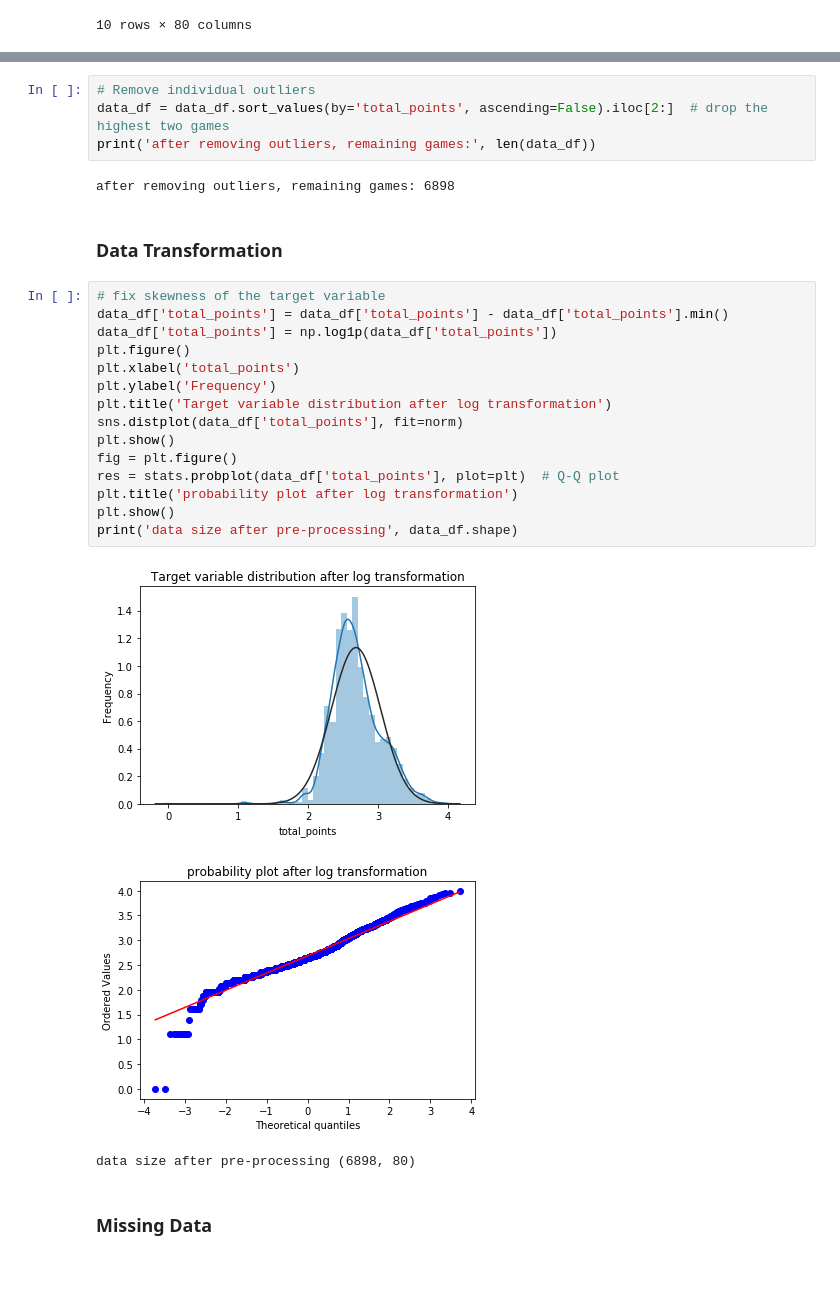
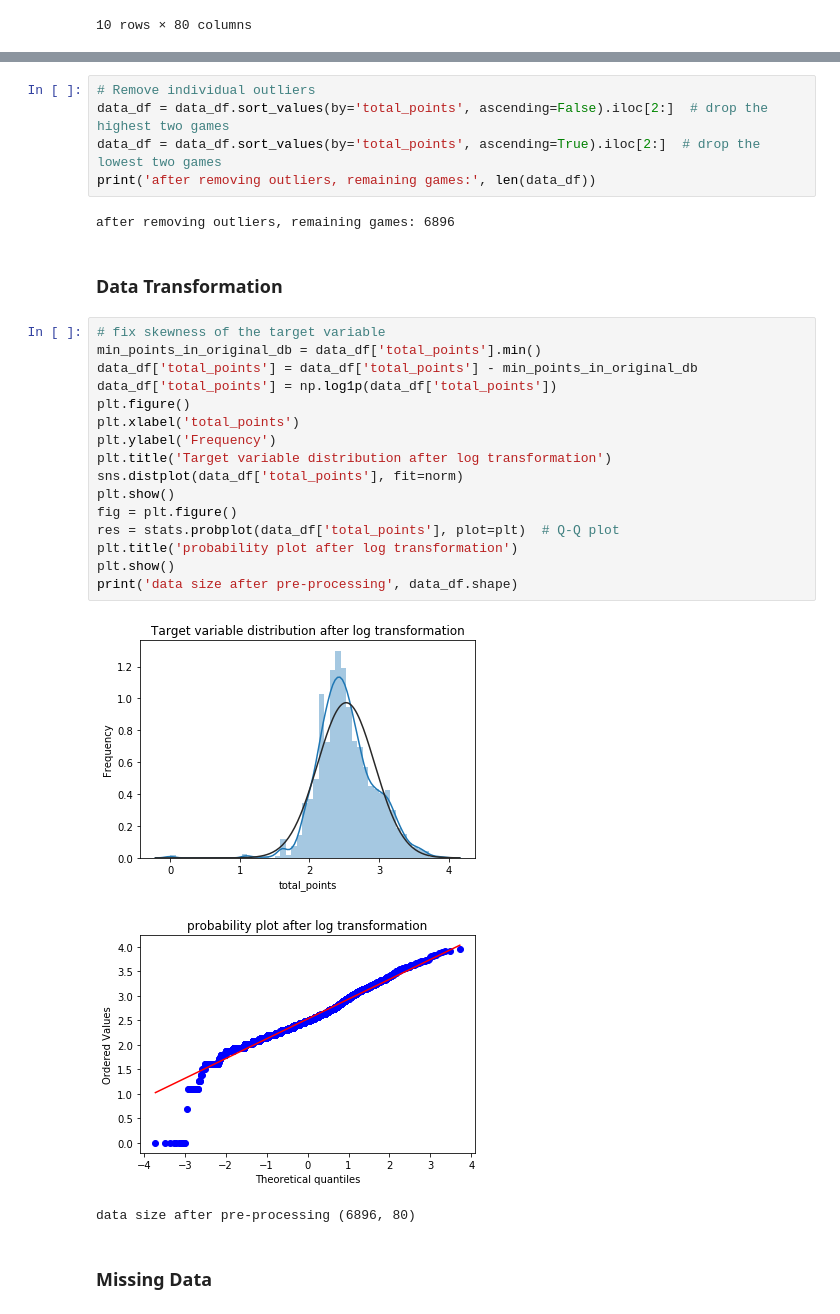
Before and after one commit to add-one-second/SoccerPlayerPerformance, a Jupyter notebook: SoccerPrediction.ipynb, the cells around one changed output, grey strips where cells are left out. Drawn from its saved outputs; the diff is of its cells as text; blank space fills up the shorter version.

```diff
--- a/SoccerPrediction.ipynb
+++ b/SoccerPrediction.ipynb
@@ -155,30 +156,32 @@ data_df.sort_values(by='total_points', ascending=True).head(10)
 # %%
 # Remove individual outliers
 data_df = data_df.sort_values(by='total_points', ascending=False).iloc[2:]  # drop the highest two games
+data_df = data_df.sort_values(by='total_points', ascending=True).iloc[2:]  # drop the lowest two games
 print('after removing outliers, remaining games:', len(data_df))
 # %% [output]
-after removing outliers, remaining games: 6898
+after removing outliers, remaining games: 6896
 # %% [markdown]
 ### Data Transformation
 # %%
 # fix skewness of the target variable
-data_df['total_points'] = data_df['total_points'] - data_df['total_points'].min()
+min_points_in_original_db = data_df['total_points'].min()
+data_df['total_points'] = data_df['total_points'] - min_points_in_original_db
 data_df['total_points'] = np.log1p(data_df['total_points'])
 plt.figure()
 plt.xlabel('total_points')
 plt.ylabel('Frequency')
 plt.title('Target variable distribution after log transformation')
 sns.distplot(data_df['total_points'], fit=norm)
 plt.show()
 fig = plt.figure()
 res = stats.probplot(data_df['total_points'], plot=plt)  # Q-Q plot
 plt.title('probability plot after log transformation')
 plt.show()
 print('data size after pre-processing', data_df.shape)
 # %% [output]
-[figure, old version]
+[figure, new version]
-[figure, old version]
+[figure, new version]
-data size after pre-processing (6898, 80)
+data size after pre-processing (6896, 80)
 # %% [markdown]
 ### Missing Data
 # %%
```
Also changed, not shown: parts of 96 cells of this notebook.
